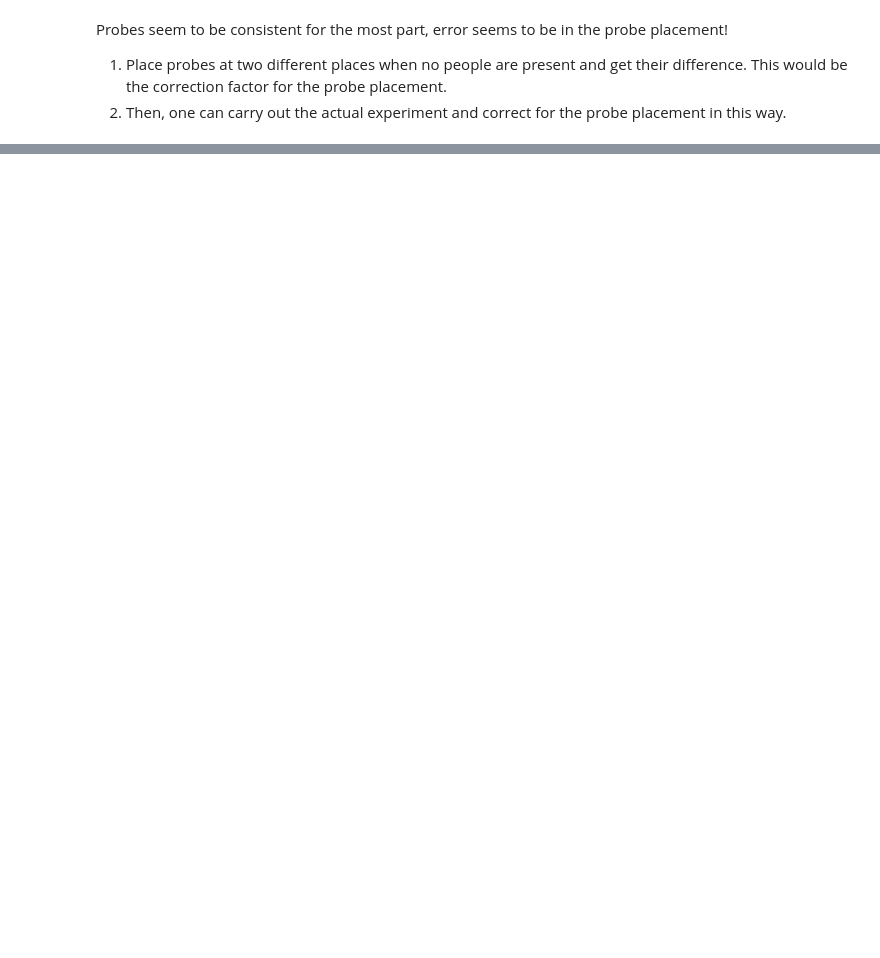
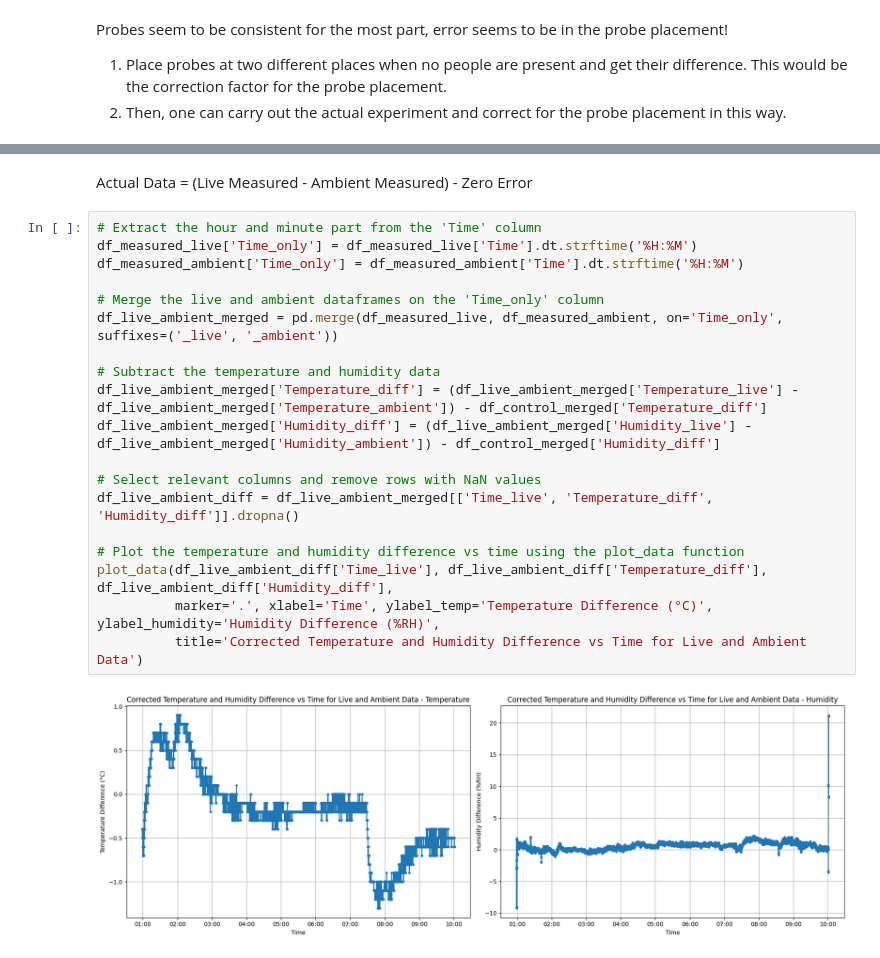
Before and after one commit to ongzzzzzz/poe-data-analysis, a Jupyter notebook: analysis.ipynb, the cells around one changed output, grey strips where cells are left out. Drawn from its saved outputs; the diff is of its cells as text; blank space fills up the shorter version.

```diff
--- a/analysis.ipynb
+++ b/analysis.ipynb
@@ -206,0 +263,23 @@ Probes seem to be consistent for the most part, error seems to be in the probe p
+# %% [markdown]
+Actual Data = (Live Measured - Ambient Measured) - Zero Error
+# %%
+# Extract the hour and minute part from the 'Time' column
+df_measured_live['Time_only'] = df_measured_live['Time'].dt.strftime('%H:%M')
+df_measured_ambient['Time_only'] = df_measured_ambient['Time'].dt.strftime('%H:%M')
+
+# Merge the live and ambient dataframes on the 'Time_only' column
+df_live_ambient_merged = pd.merge(df_measured_live, df_measured_ambient, on='Time_only', suffixes=('_live', '_ambient'))
+
+# Subtract the temperature and humidity data
+df_live_ambient_merged['Temperature_diff'] = (df_live_ambient_merged['Temperature_live'] - df_live_ambient_merged['Temperature_ambient']) - df_control_merged['Temperature_diff']
+df_live_ambient_merged['Humidity_diff'] = (df_live_ambient_merged['Humidity_live'] - df_live_ambient_merged['Humidity_ambient']) - df_control_merged['Humidity_diff']
+
+# Select relevant columns and remove rows with NaN values
+df_live_ambient_diff = df_live_ambient_merged[['Time_live', 'Temperature_diff', 'Humidity_diff']].dropna()
+
+# Plot the temperature and humidity difference vs time using the plot_data function
+plot_data(df_live_ambient_diff['Time_live'], df_live_ambient_diff['Temperature_diff'], df_live_ambient_diff['Humidity_diff'],
+          marker='.', xlabel='Time', ylabel_temp='Temperature Difference (°C)', ylabel_humidity='Humidity Difference (%RH)',
+          title='Corrected Temperature and Humidity Difference vs Time for Live and Ambient Data')
+# %% [output]
+[figure, added]
```
Also changed, not shown: parts of 8 cells of this notebook, 8 other files.
